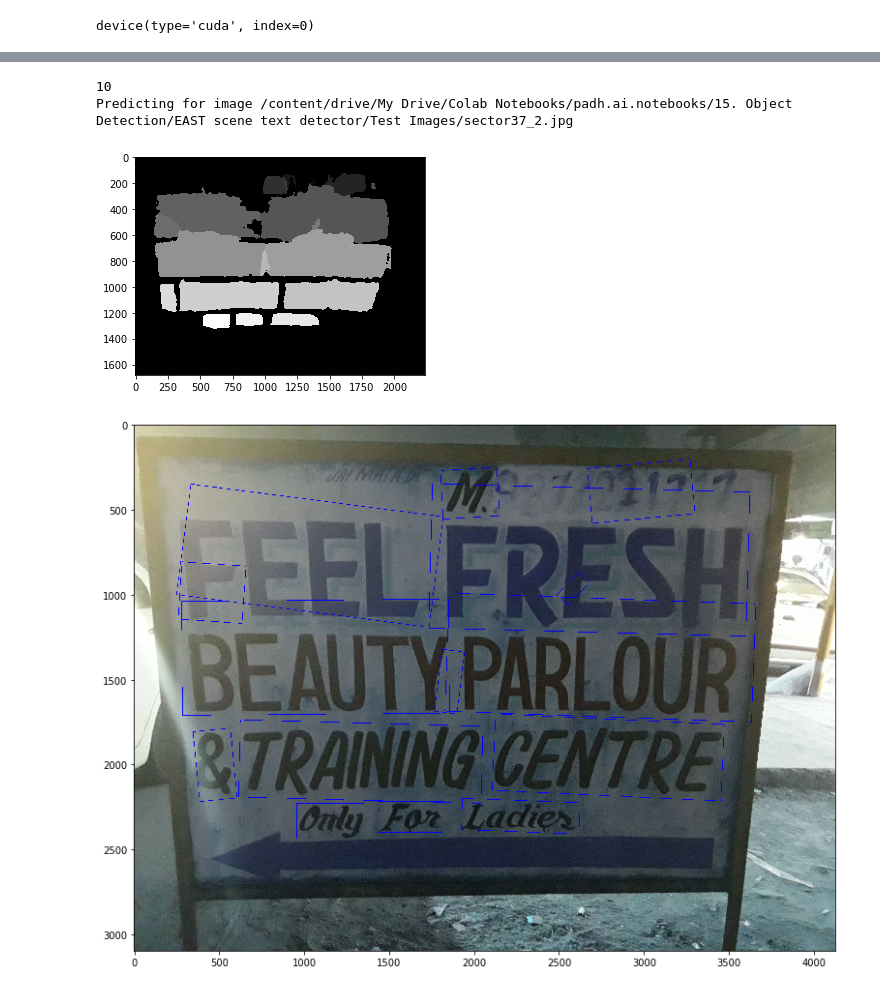
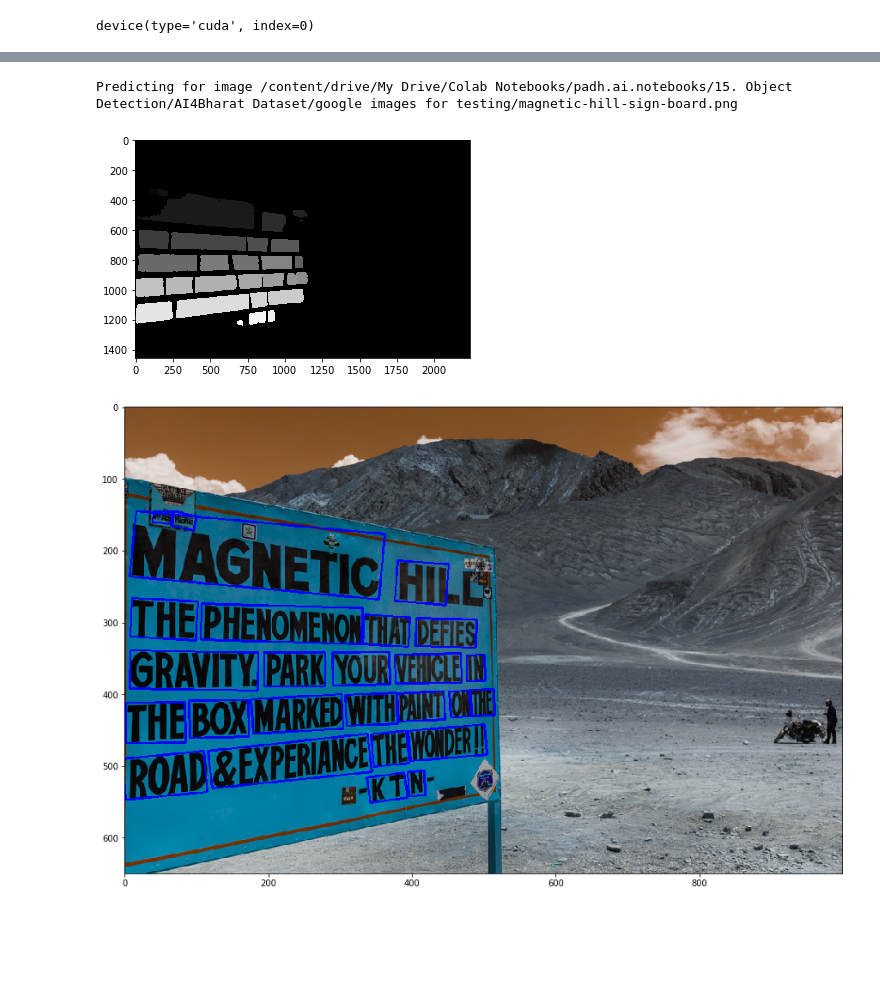
Before and after one commit to kavyajeetbora/PSENet.pytorch, a Jupyter notebook: PSENet_predict.ipynb, the cells around one changed output, grey strips where cells are left out. Cells and saved outputs as stored; diff of their text form; code cells hidden in the pictures; blank space fills up the shorter version.

```diff
--- a/PSENet_predict.ipynb
+++ b/PSENet_predict.ipynb
@@ -150,9 +150,8 @@ from utils.utils import show_img, draw_bbox
 
 def text_detection(net,image_root,device):
   image_list = os.listdir(image_root)
-  print(len(image_list))
-  image_id = image_list[np.random.randint(1,len(image_list)+1)].split('.jpg')[0]
-  img_path = image_root+os.sep+'{}.jpg'.format(image_id)
+  image = image_list[np.random.randint(0,len(image_list))]
+  img_path = os.path.join(image_root,image)
   print('Predicting for image',img_path)
   preds, boxes_list,t = predict(net,img_path,device)
   show_img(preds)
@@ -170,8 +192,7 @@ Predicting for image Test Set/Images/102. img_20150110_183248.jpg
 # %%
-google_images = '/content/drive/My Drive/Colab Notebooks/padh.ai.notebooks/15. Object Detection/EAST scene text detector/Test Images'
+google_images = '/content/drive/My Drive/Colab Notebooks/padh.ai.notebooks/15. Object Detection/AI4Bharat Dataset/google images for testing'
 text_detection(net,google_images,device)
 # %% [output]
-10
-Predicting for image /content/drive/My Drive/Colab Notebooks/padh.ai.notebooks/15. Object Detection/EAST scene text detector/Test Images/sector37_2.jpg
+Predicting for image /content/drive/My Drive/Colab Notebooks/padh.ai.notebooks/15. Object Detection/AI4Bharat Dataset/google images for testing/magnetic-hill-sign-board.png
-[figure, old version]
+[figure, new version]
-[figure, old version]
+[figure, new version]
```
Also changed, not shown: parts of 4 cells of this notebook.
